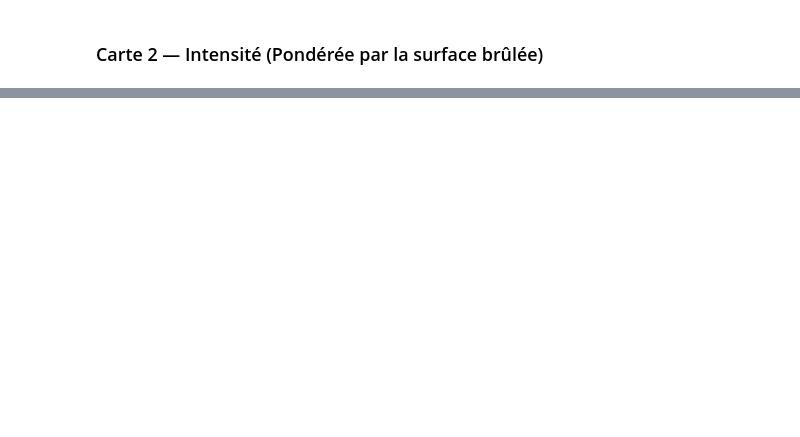
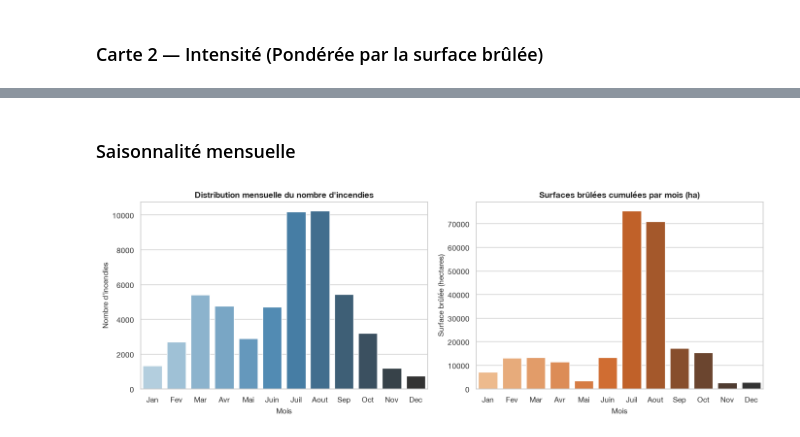
Before and after one commit to philippelaurens/incendies, a Jupyter notebook: notebooks/eda.ipynb, the cells around one changed output, grey strips where cells are left out. Cells and saved outputs as stored; diff of their text form; code cells hidden in the pictures; blank space fills up the shorter version.

```diff
--- a/notebooks/eda.ipynb
+++ b/notebooks/eda.ipynb
@@ -135,0 +177,4 @@ memory usage: 8.9+ MB
+# %%
+df['annee'] = df['date_de_premiere_alerte'].dt.year
+df['mois'] = df['date_de_premiere_alerte'].dt.month
+df['jours'] = df['date_de_premiere_alerte'].dt.day
@@ -237,0 +351,50 @@ m_int
+# %% [markdown]
+### Saisonnalité mensuelle
+# %%
+# Aggregation par mois
+df_mensuel = (
+    df.groupby("mois")
+    .agg(
+        nb_incendies=("surface_parcourue_m2", "count"),
+        total_surface_ha=("surface_parcourue_ha", "sum")
+    )
+    .reset_index()
+)
+
+fig, (ax1, ax2) = plt.subplots(1, 2, figsize=(14, 5))
+
+# 1. Nombre moyen/cumule d incendies par mois
+sns.barplot( data=df_mensuel,
+            x="mois",
+            y="nb_incendies",
+            palette="Blues_d",
+            ax=ax1,
+            hue="mois",
+            legend=False
+)
+
+ax1.set_title( "Distribution mensuelle du nombre d'incendies", fontsize=12, fontweight="bold" )
+ax1.set_xlabel("Mois", fontsize=11)
+ax1.set_ylabel("Nombre d'incendies", fontsize=11)
+ax1.set_xticks(range(12))
+ax1.set_xticklabels(MONTH_NAMES)
+
+# 2. Surface totale brulee par mois
+sns.barplot(
+    data=df_mensuel,
+    x="mois",
+    y="total_surface_ha",
+    palette="Oranges_d",
+    ax=ax2,
+    hue="mois",
+    legend=False
+    )
+ax2.set_title( "Surfaces brûlées cumulées par mois (ha)", fontsize=12, fontweight="bold" )
+ax2.set_xlabel("Mois", fontsize=11)
+ax2.set_ylabel("Surface brûlée (hectares)", fontsize=11)
+ax2.set_xticks(range(12))
+ax2.set_xticklabels(MONTH_NAMES)
+
+plt.tight_layout()
+# %% [output]
+[figure, added]
```
Also changed, not shown: parts of 18 cells of this notebook.
